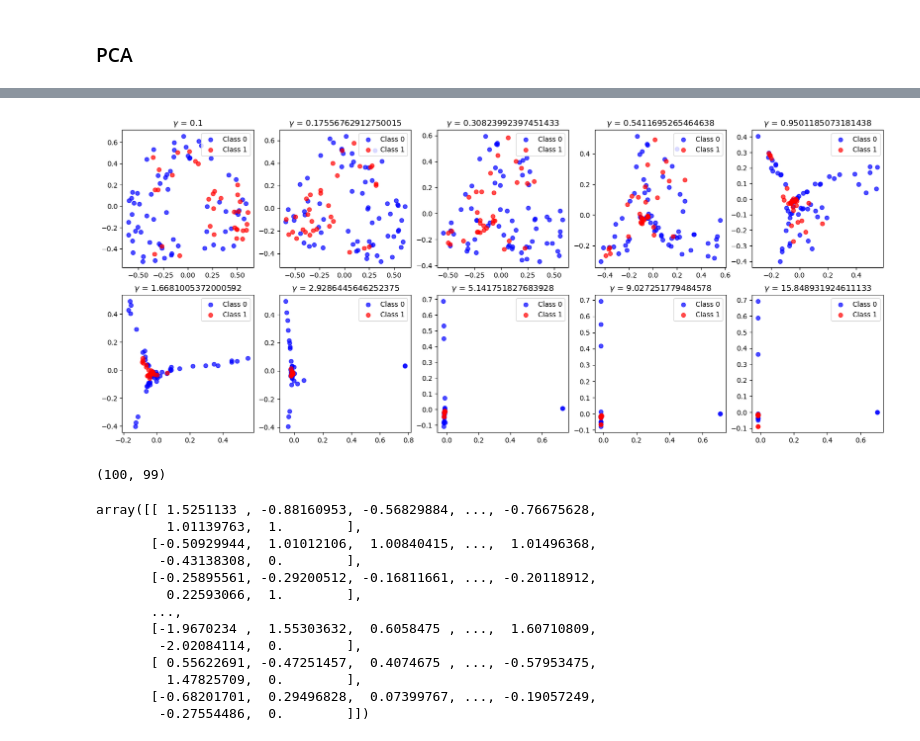
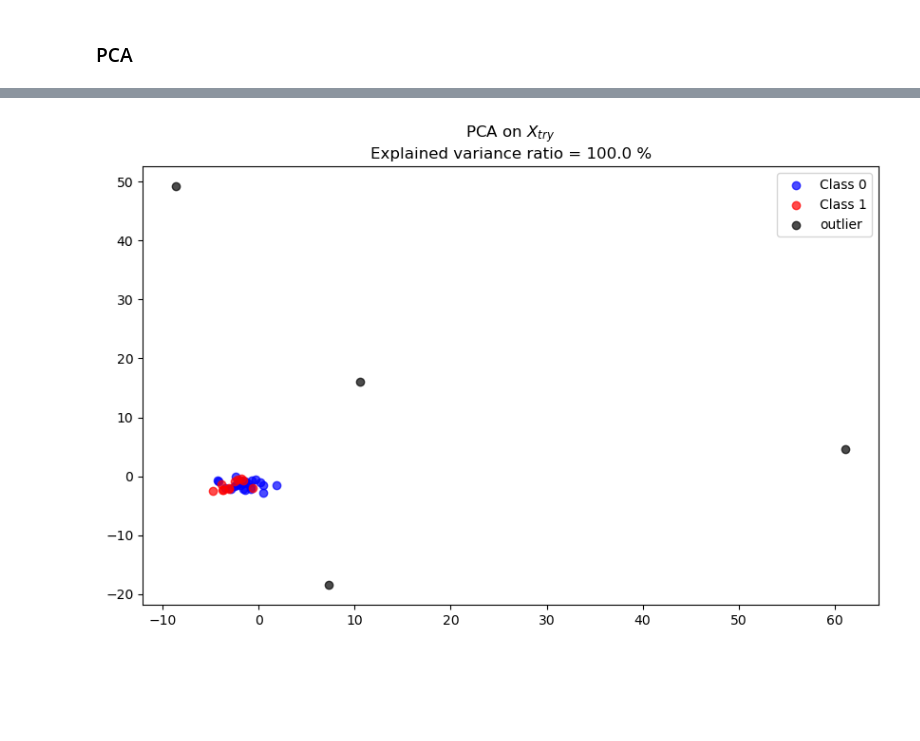
Before and after one commit to Thomas-labreur/StatLearnProject, a Jupyter notebook: main.ipynb, the cells around one changed output, grey strips where cells are left out. Drawn from its saved outputs; the diff is of its cells as text; code cells hidden in the pictures; blank space fills up the shorter version.

```diff
--- a/main.ipynb
+++ b/main.ipynb
@@ -32,6 +34,8 @@ X_val = np.loadtxt("data/X_val.txt")
 scaler = StandardScaler()
 scaler.fit(X)
 X = scaler.transform(X)
+X_try = scaler.transform(X_try)
+X_val = scaler.transform(X_val)
 
 print(f"La classe 1 représente {np.round(100*np.sum(y)/len(y),2)} % des données de X et {np.round(100*np.sum(y_try)/len(y_try),2)} % des données de X_try.")
 # %% [output]
@@ -96,40 +110,17 @@ plt.legend()
 # %%
-plt.figure(figsize=(20, 8))
-for i,gam in enumerate(np.logspace(-1,1.2,10)):
+# Classic PCA
+X_pca = pca.fit_transform(X_try)
+ex_ratio = np.round(100*np.sum(pca.explained_variance_ratio_),2)
+class_0 = X_pca[y_try == 0]
+class_1 = X_pca[y_try == 1]
 
-    # Kernel PCA
-    kpca = KernelPCA(n_components=None, kernel='rbf', gamma = gam)
-    X_pca = kpca.fit_transform(np.c_[X,y])
-    class_0 = X_pca[y == 0]
-    class_1 = X_pca[y == 1]
-
-
-    # Plot Kernel PCA results
-    plt.subplot(2,5,1+i)
-    plt.title(f"$\gamma$ = {gam}")
-    plt.scatter(class_0[:, 0], class_0[:, 1], c='blue', label='Class 0', alpha=0.7)
-    plt.scatter(class_1[:, 0], class_1[:, 1], c='red', label='Class 1', alpha=0.7)
-    plt.legend()
+# Plot classic PCA results
+plt.figure(figsize=(10, 6))
+plt.title("PCA on $X_{try}$" + f"\nExplained variance ratio = {ex_ratio} %")
+plt.scatter(class_0[:, 0], class_0[:, 1], c='blue', label='Class 0', alpha=0.7)
+plt.scatter(class_1[:, 0], class_1[:, 1], c='red', label='Class 1', alpha=0.7)
+plt.scatter(X_pca[[4,14,19,35],0], X_pca[[4,14,19,35],1], c='black', label='outlier', alpha=0.7)
+plt.legend()
 plt.show()
 # %% [output]
-[figure, old version]
+[figure, new version]
-# %%
-X_pca.shape
-# %% [output]
-(100, 99)
-# %%
-np.c_[X,y]
-# %% [output]
-array([[ 1.5251133 , -0.88160953, -0.56829884, ..., -0.76675628,
-         1.01139763,  1.        ],
-       [-0.50929944,  1.01012106,  1.00840415, ...,  1.01496368,
-        -0.43138308,  0.        ],
-       [-0.25895561, -0.29200512, -0.16811661, ..., -0.20118912,
-         0.22593066,  1.        ],
-       ...,
-       [-1.9670234 ,  1.55303632,  0.6058475 , ...,  1.60710809,
-        -2.02084114,  0.        ],
-       [ 0.55622691, -0.47251457,  0.4074675 , ..., -0.57953475,
-         1.47825709,  0.        ],
-       [-0.68201701,  0.29496828,  0.07399767, ..., -0.19057249,
-        -0.27554486,  0.        ]])
```
Also changed, not shown: parts of 30 cells of this notebook, 4 other files.
